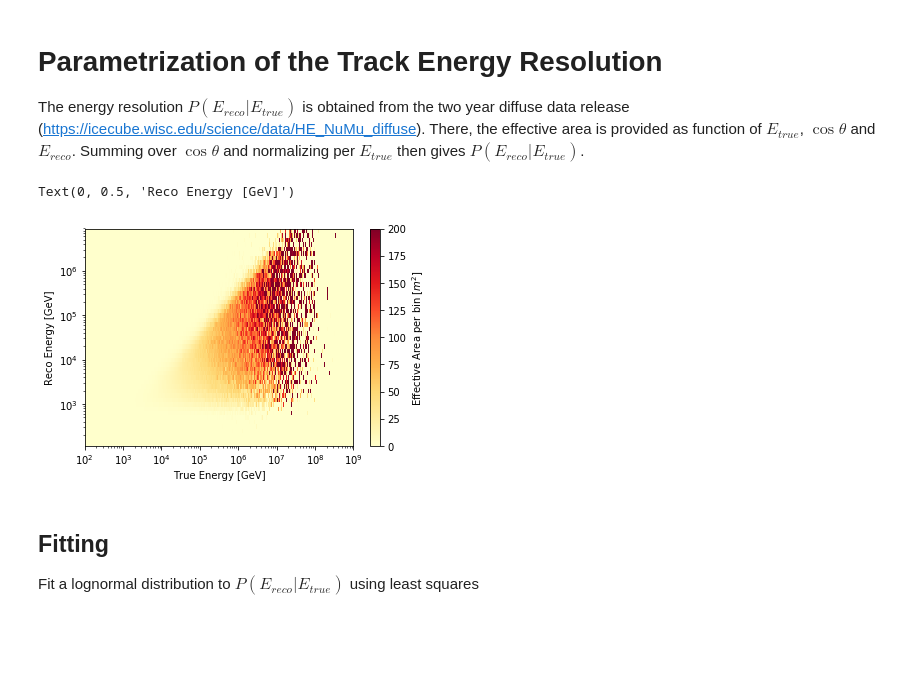
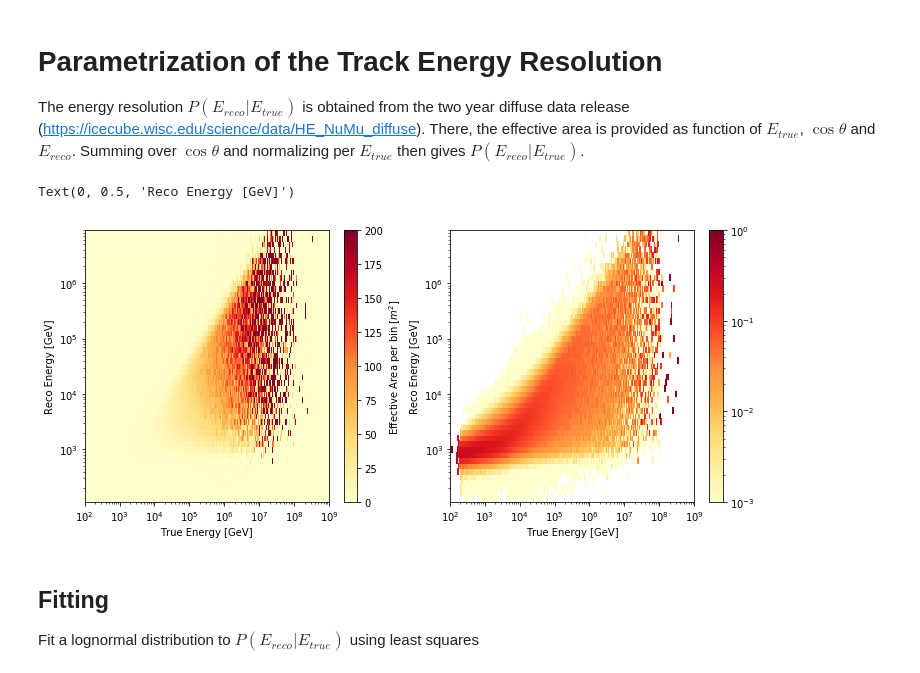
Before and after one commit to specktakel/hierarchical_nu, a Jupyter notebook: dev/statistical_model/4_tracks_and_cascades/aeff_calculator/track_energy_resolution.ipynb, the cells around one changed output. Drawn from its saved outputs; the diff is of its cells as text; code cells hidden in the pictures; blank space fills up the shorter version.

```diff
--- a/dev/statistical_model/4_tracks_and_cascades/aeff_calculator/track_energy_resolution.ipynb
+++ b/dev/statistical_model/4_tracks_and_cascades/aeff_calculator/track_energy_resolution.ipynb
@@ -18,18 +20,32 @@ with h5py.File("../aeff_input_tracks/effective_area.h5", 'r') as f:
     cosz_bin_edges = f['2010/nu_mu/bin_edges_1'][:] # cos(zenith)
     rE_bin_edges = f['2010/nu_mu/bin_edges_2'][:] # Reco Energy [GeV]
 # %%
-tE_binc = 0.5*(tE_bin_edges[:-1]+lE_bin_edges[1:])
+tE_binc = 0.5*(tE_bin_edges[:-1]+tE_bin_edges[1:])
 rE_binc = 0.5*(rE_bin_edges[:-1]+rE_bin_edges[1:])
 
-plt.pcolormesh(tE_binc, rE_binc, area10.sum(axis=1).T, vmax=200, cmap=plt.cm.YlOrRd)
-cbar = plt.colorbar()
+fig, axs = plt.subplots(1, 2, figsize=(12, 5))
+cmesh = axs[0].pcolormesh(tE_binc, rE_binc, area10.sum(axis=1).T,
+                          vmax=200, cmap=plt.cm.YlOrRd)
+cbar = fig.colorbar(cmesh, ax=axs[0])
 cbar.set_label("Effective Area per bin [$m^2$]")
-plt.loglog()
-plt.xlabel("True Energy [GeV]")
-plt.ylabel("Reco Energy [GeV]")
+axs[0].set_yscale("log")
+axs[0].set_xscale("log")
+axs[0].set_xlabel("True Energy [GeV]")
+axs[0].set_ylabel("Reco Energy [GeV]")
+
+cmesh = axs[1].pcolormesh(tE_binc, rE_binc,
+                          area10.sum(axis=1).T / area10.sum(axis=1).T.sum(axis=0),
+                          cmap=plt.cm.YlOrRd,
+                         norm=LogNorm(vmin=1E-3))
+cbar = fig.colorbar(cmesh, ax=axs[1])
+#cbar.set_label("Effective Area per bin [$m^2$]")
+axs[1].set_yscale("log")
+axs[1].set_xscale("log")
+axs[1].set_xlabel("True Energy [GeV]")
+axs[1].set_ylabel("Reco Energy [GeV]")
 # %% [output]
 Text(0, 0.5, 'Reco Energy [GeV]')
-[figure, old version]
+[figure, new version]
 # %%
 class Residuals:
     """
```
Also changed, not shown: parts of 11 cells of this notebook, 2 other files.
